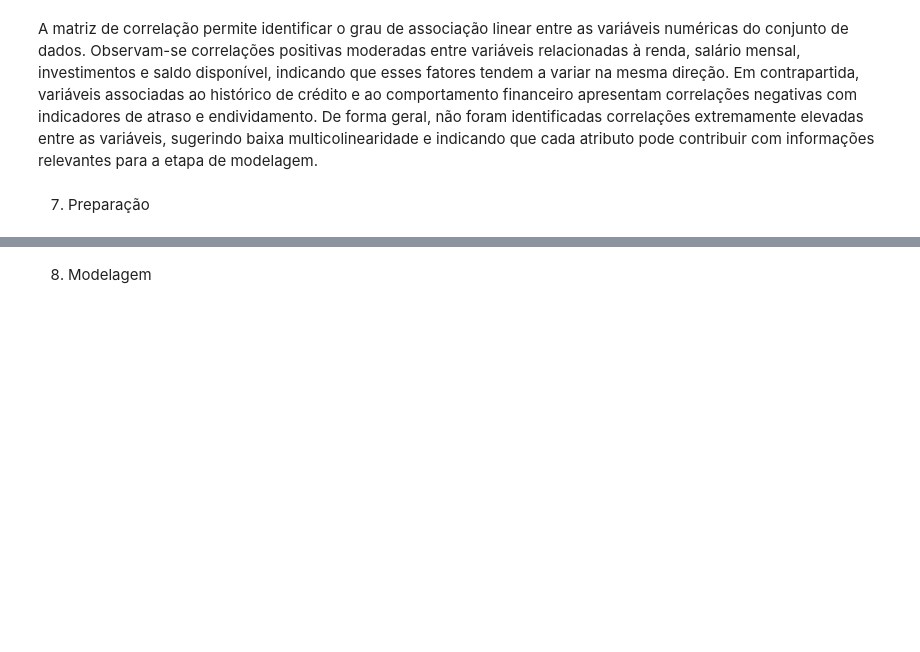
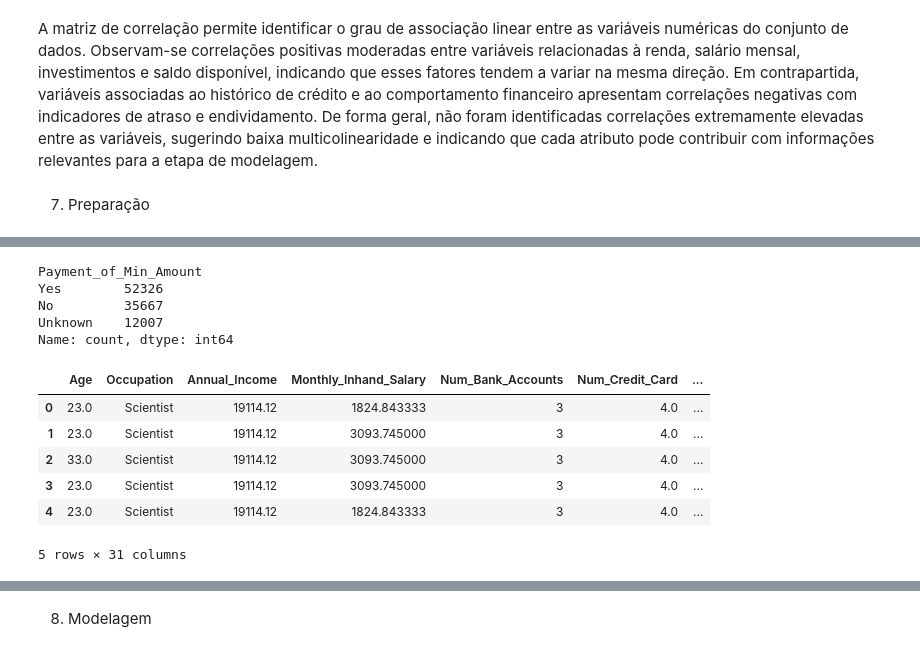
Before and after one commit to brunahirschle/Projeto-Final-DG, a Jupyter notebook: notebook/projeto_final.ipynb, the cells around one changed output, grey strips where cells are left out. Drawn from its saved outputs; the diff is of its cells as text; code cells hidden in the pictures; blank space fills up the shorter version.

```diff
--- a/notebook/projeto_final.ipynb
+++ b/notebook/projeto_final.ipynb
@@ -2085,0 +2248,5 @@ A matriz de correlação permite identificar o grau de associação linear entre
+# %%
+df['Balance_to_Income'] = (
+    df['Monthly_Balance'] /
+    df['Monthly_Inhand_Salary']
+)
@@ -2085,0 +2310,6 @@ A matriz de correlação permite identificar o grau de associação linear entre
+# %%
+df['Credit_Mix'] = df['Credit_Mix'].map({
+    'Bad': 0,
+    'Standard': 1,
+    'Good': 2
+})
@@ -2085,0 +2337,2 @@ A matriz de correlação permite identificar o grau de associação linear entre
+# %%
+df['Credit_Mix'] = df['Credit_Mix'].fillna(-1)
@@ -2085,0 +2356,24 @@ A matriz de correlação permite identificar o grau de associação linear entre
+# %%
+df['Payment_of_Min_Amount'].value_counts(dropna=False)
+# %% [output]
+Payment_of_Min_Amount
+Yes        52326
+No         35667
+Unknown    12007
+Name: count, dtype: int64
+# %%
+df = pd.get_dummies(
+    df,
+    columns=['Payment_of_Min_Amount'],
+    dtype=int
+)
+# %%
+df.head()
+# %% [output]
+|  | Age | Occupation | Annual_Income | Monthly_Inhand_Salary | Num_Bank_Accounts | Num_Credit_Card | ... |
+| 0 | 23.0 | Scientist | 19114.12 | 1824.843333 | 3 | 4.0 | ... |
+| 1 | 23.0 | Scientist | 19114.12 | 3093.745000 | 3 | 4.0 | ... |
+| 2 | 33.0 | Scientist | 19114.12 | 3093.745000 | 3 | 4.0 | ... |
+| 3 | 23.0 | Scientist | 19114.12 | 3093.745000 | 3 | 4.0 | ... |
+| 4 | 23.0 | Scientist | 19114.12 | 1824.843333 | 3 | 4.0 | ... |
+5 rows × 31 columns
```
Also changed, not shown: parts of 36 cells of this notebook.
